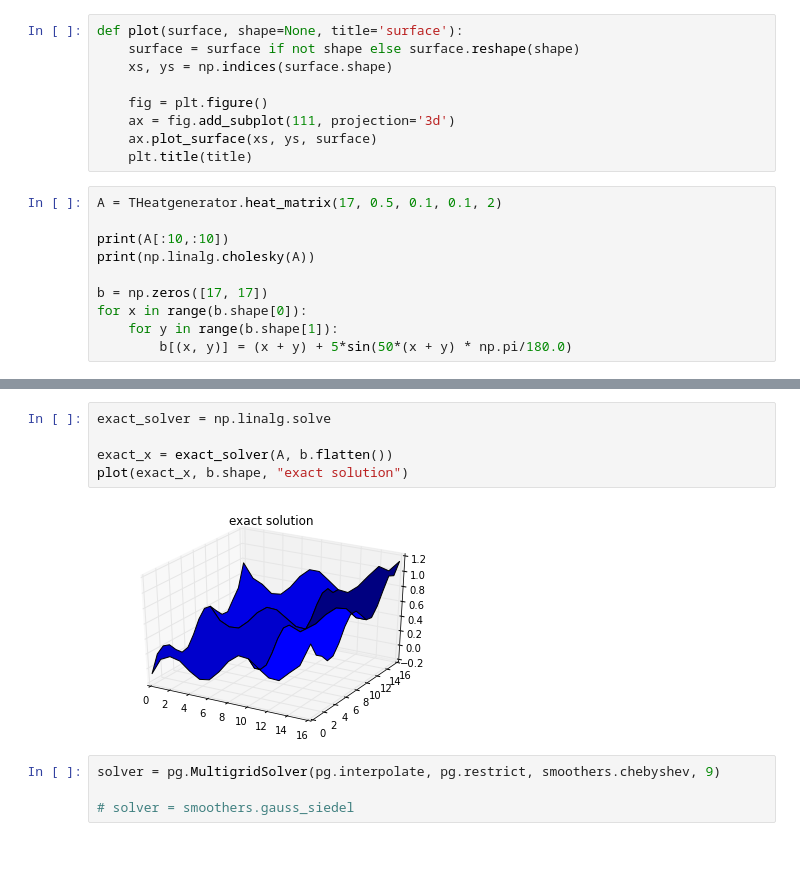
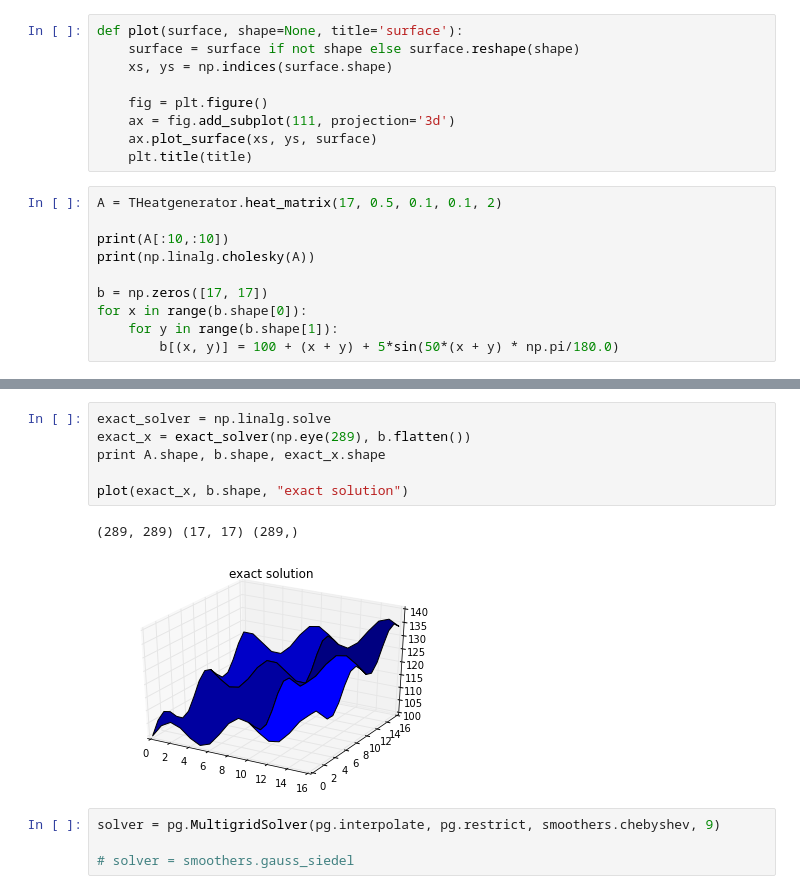
Before and after one commit to ucb-sejits/pygmg, a Jupyter notebook: hpgmg/finite_volume/hpgmg view.ipynb, the cells around one changed output, grey strips where cells are left out. Drawn from its saved outputs; the diff is of its cells as text; blank space fills up the shorter version.

```diff
--- a/hpgmg/finite_volume/hpgmg view.ipynb
+++ b/hpgmg/finite_volume/hpgmg view.ipynb
@@ -27,7 +27,7 @@ print(np.linalg.cholesky(A))
 b = np.zeros([17, 17])
 for x in range(b.shape[0]):
     for y in range(b.shape[1]):
-        b[(x, y)] = (x + y) + 5*sin(50*(x + y) * np.pi/180.0)
+        b[(x, y)] = 100 + (x + y) + 5*sin(50*(x + y) * np.pi/180.0)
 # %% [output]
 [[ 21.   5.   0.   0.   0.   0.   0.   0.   0.   0.]
  [  5.  21.   5.   0.   0.   0.   0.   0.   0.   0.]
@@ -54,10 +66,12 @@ plot(b, title="initial heat")
 # %%
 exact_solver = np.linalg.solve
+exact_x = exact_solver(np.eye(289), b.flatten())
+print A.shape, b.shape, exact_x.shape
 
-exact_x = exact_solver(A, b.flatten())
 plot(exact_x, b.shape, "exact solution")
 # %% [output]
+(289, 289) (17, 17) (289,)
-[figure, old version]
+[figure, new version]
 # %%
 solver = pg.MultigridSolver(pg.interpolate, pg.restrict, smoothers.chebyshev, 9)
 
```
Also changed, not shown: parts of 6 cells of this notebook.
